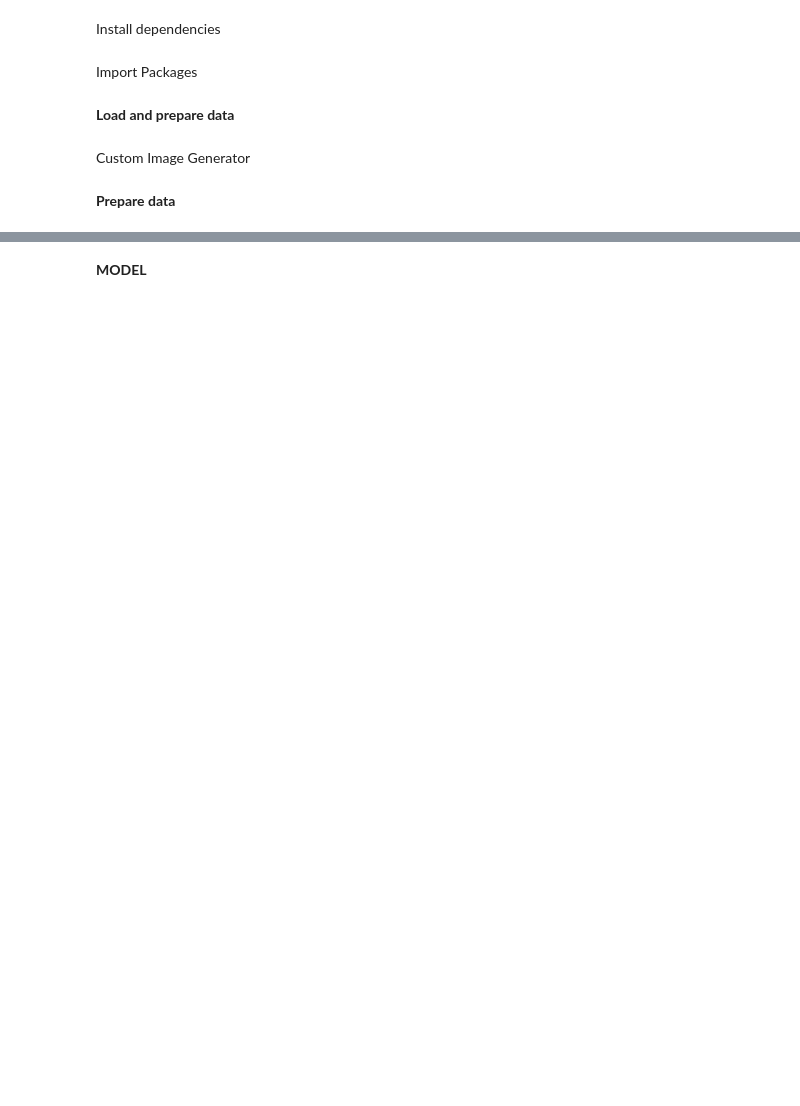
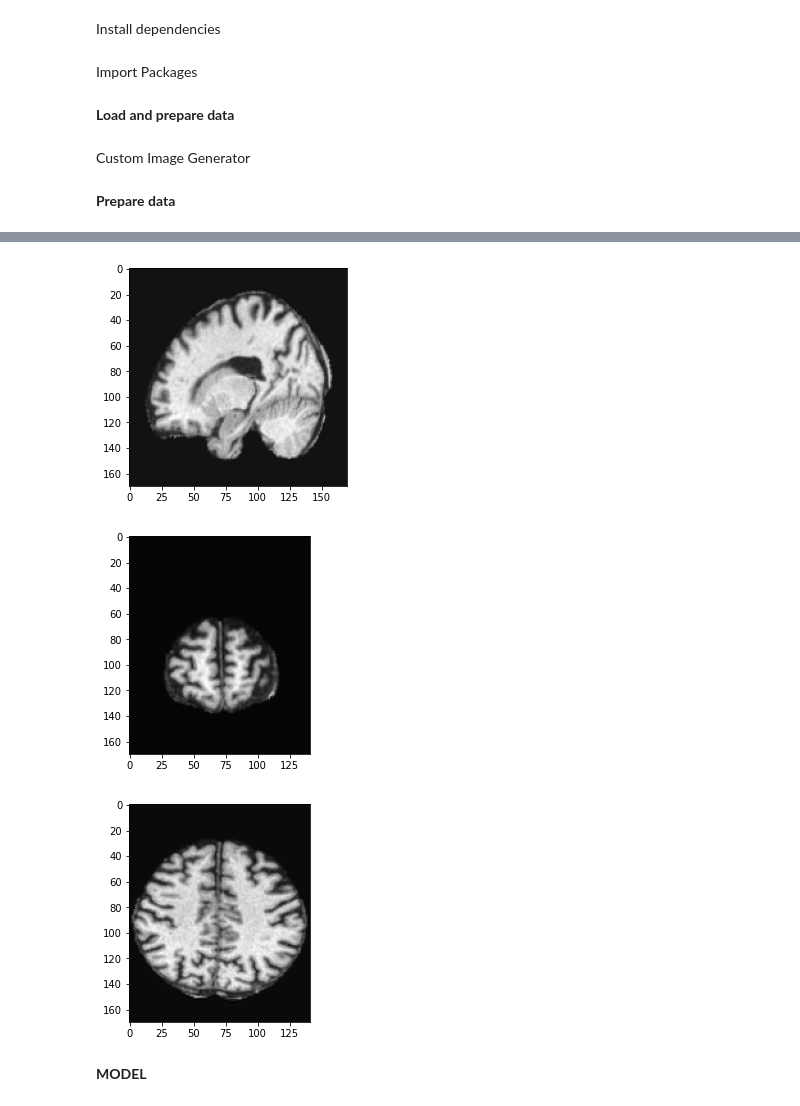
Before and after one commit to PabloMesas/TFM, a Jupyter notebook: convolutional_1.ipynb, the cells around one changed output, grey strips where cells are left out. Drawn from its saved outputs; the diff is of its cells as text; code cells hidden in the pictures; blank space fills up the shorter version.

```diff
--- a/convolutional_1.ipynb
+++ b/convolutional_1.ipynb
@@ -109,4 +113,15 @@ len  660
 <class 'data_generator.DataGenerator'>
+# %%
+plt.imshow(X[0,:,:,50, 0], cmap='gray' )
+plt.show()
+plt.imshow(X[0,:,25,:, 0], cmap='gray' )
+plt.show()
+plt.imshow(X[0,60,:,:, 0], cmap='gray' )
+plt.show()
+# %% [output]
+[figure, added]
+[figure, added]
+[figure, added]
 # %% [markdown]
 **MODEL**
 # %%
```
Also changed, not shown: parts of 3 cells of this notebook, 2 other files.
